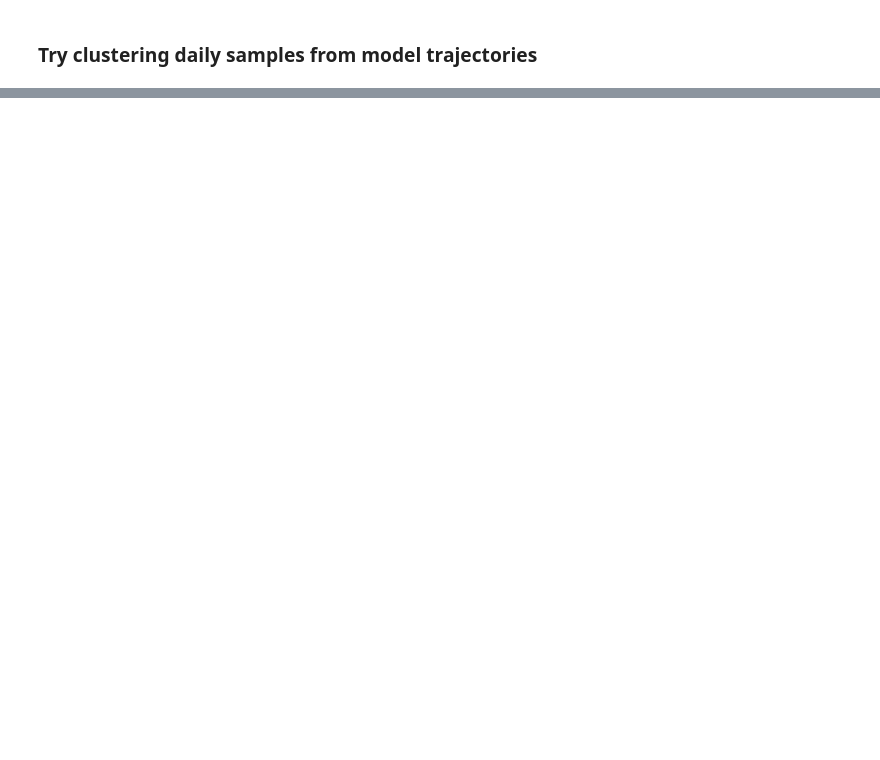
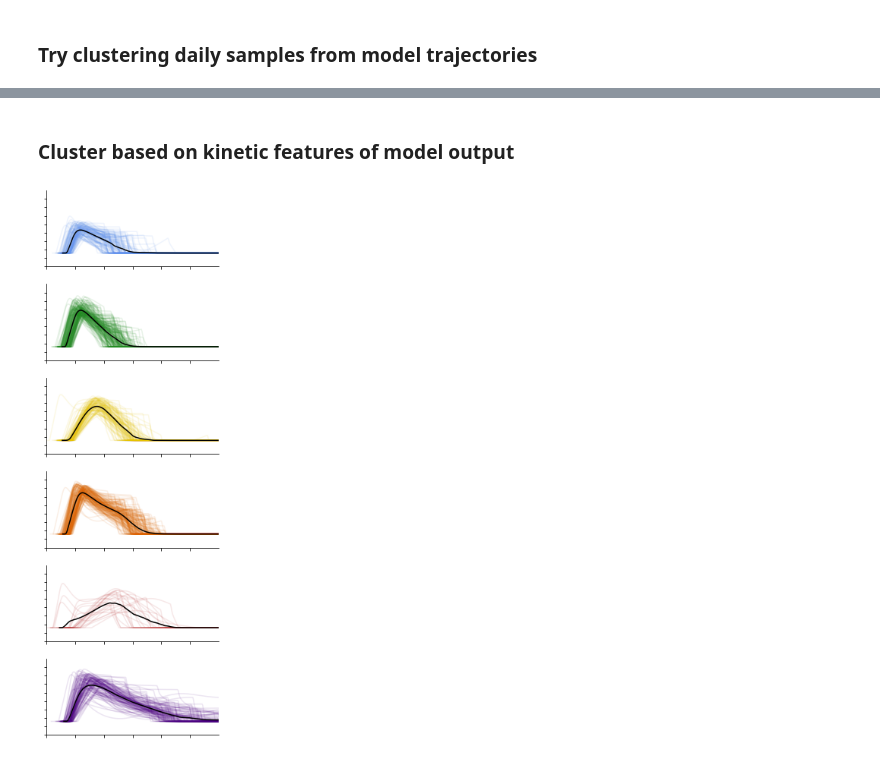
Before and after one commit to lacyk3/SARS-CoV-2Kinetics, a Jupyter notebook: Figures/FigureS1-ComparingQuantitativeFeaturesModelvData.ipynb, the cells around one changed output, grey strips where cells are left out. Drawn from its saved outputs; the diff is of its cells as text; code cells hidden in the pictures; blank space fills up the shorter version.

```diff
--- a/Figures/FigureS1-ComparingQuantitativeFeaturesModelvData.ipynb
+++ b/Figures/FigureS1-ComparingQuantitativeFeaturesModelvData.ipynb
@@ -346,0 +357,2 @@ print('5 --> 4:', np.sum((Cmodels[np.argwhere(Cdata == 5)]==4))/np.sum(Cdata==5)
+# %% [markdown]
+### Cluster based on kinetic features of model output
@@ -346,0 +381,44 @@ print('5 --> 4:', np.sum((Cmodels[np.argwhere(Cdata == 5)]==4))/np.sum(Cdata==5)
+# %%
+colors = ['cornflowerblue','forestgreen', [230/255,195/255,0],[220/255,100/255,0], 'firebrick', 'indigo']
+Dict = dict([(x,c) for x,c in zip(sort_index, colors)])
+fig, axs = plt.subplots(6,1, figsize = (3.75, 10.55))
+plt.rcParams.update({'font.size': 18})
+
+AvgTrajectories = np.zeros((6,250))
+AvgTimes = np.zeros((6,250))
+
+for count, i in enumerate(IDs_clustered):
+    ind_params = GetParams(parameters_df, i, style = 'mode')
+    tzero = ind_params['tzero']
+    params_dict = {**fixed_params, **ind_params}
+    t,y = Simulate(deriv, param_order, params_dict, init, 25 , 250);
+    V = np.log10(np.maximum(y[:,4],400))
+    # identify data
+    temp = data_df[data_df['ID'] == i].y
+    cluster = kmeans.labels_[count]
+    AvgTrajectories[cluster,:] = AvgTrajectories[cluster,:]+V
+    AvgTimes[cluster,:] = AvgTimes[cluster,:]+t
+    ydata = [float(y) for y in temp]
+    p = np.where(sort_index == cluster)[0][0]
+    axs[p].plot(t, V, color = Dict[cluster], alpha = 0.1)
+
+
+totals = [np.sum(kmeans.labels_== c) for c in np.arange(0,6)]
+AvgTrajectories_ = [S/t for S,t in zip(AvgTrajectories,totals)]
+AvgTimes_ = [S/t for S,t in zip(AvgTimes,totals)]
+
+
+for p,cc in enumerate(sort_index):
+    axs[p].plot(AvgTimes_[cc],AvgTrajectories_[cc], color = 'k')
+    axs[p].set_ylim(2,10)
+    axs[p].set_xlim(-5,25)
+    axs[p].set_yticks(np.arange(1,10))
+    axs[p].set_xticks(np.arange(-5,25,5))
+    axs[p].set_xticklabels([])
+    axs[p].set_yticklabels([])
+    axs[p].spines['top'].set_visible(False)
+    axs[p].spines['right'].set_visible(False)
+
+plt.tight_layout()
+# %% [output]
+[figure, added]
```
Also changed, not shown: parts of 14 cells of this notebook.
